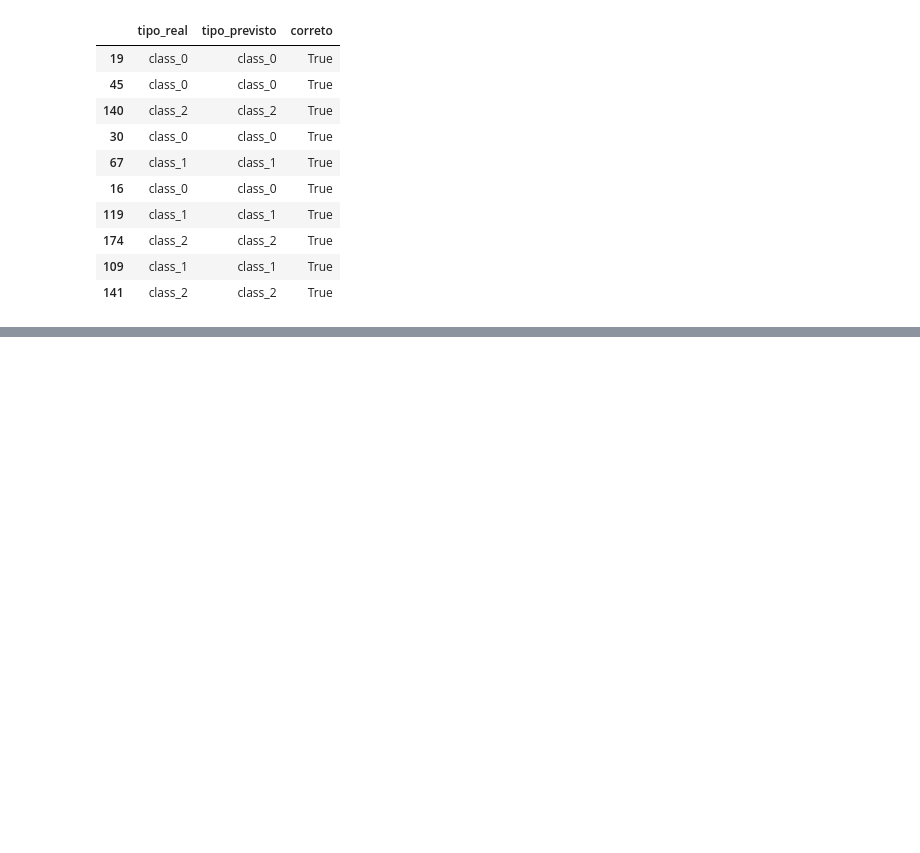
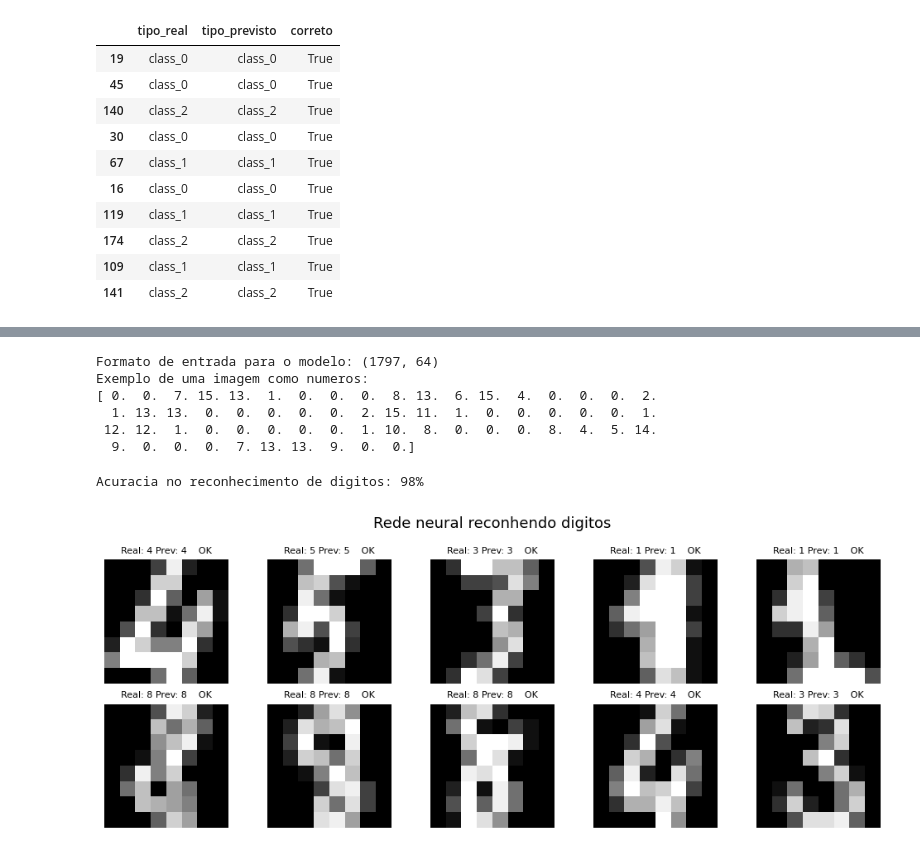
Before and after one commit to LucasMiura/revisao_perceptron, a Jupyter notebook: revisao_mlp.ipynb, the cells around one changed output, grey strips where cells are left out. Saved outputs shown, nothing was run; the diff lists cells and outputs as text; code cells hidden in the pictures; blank space fills up the shorter version.

Commit message:
feat: revisão MLP com teste de imagem no final

```diff
--- a/revisao_mlp.ipynb
+++ b/revisao_mlp.ipynb
@@ -209,0 +211,48 @@ Digitos possiveis: [0 1 2 3 4 5 6 7 8 9]
+# %%
+X_digits = digits.images.reshape(len(digits.images), -1)
+y_digits = digits.target
+
+print(f"Formato de entrada para o modelo: {X_digits.shape}")
+print(f"Exemplo de uma imagem como numeros: \n{X_digits[3]}")
+
+# Separar treino e teste
+X_d_train, X_d_test, y_d_train, y_d_test = train_test_split(
+    X_digits, y_digits, test_size=0.2, random_state=22
+)
+# %% [output]
+Formato de entrada para o modelo: (1797, 64)
+Exemplo de uma imagem como numeros:
+[ 0.  0.  7. 15. 13.  1.  0.  0.  0.  8. 13.  6. 15.  4.  0.  0.  0.  2.
+  1. 13. 13.  0.  0.  0.  0.  0.  2. 15. 11.  1.  0.  0.  0.  0.  0.  1.
+ 12. 12.  1.  0.  0.  0.  0.  0.  1. 10.  8.  0.  0.  0.  8.  4.  5. 14.
+  9.  0.  0.  0.  7. 13. 13.  9.  0.  0.]
+# %%
+# Treina a rede neural para reconhecer os digitos
+clf_digits = MiniMLPClassifier(nome="digitos")
+clf_digits.treinar(X_d_train, y_d_train, neuronios=(64, 64))
+clf_digits.salvar()
+
+# Avaliar no conjunto de teste
+previsoes_digits = clf_digits.prever(X_d_test)
+acuracia_digits = accuracy_score(y_d_test, previsoes_digits)
+print(f"Acuracia no reconhecimento de digitos: {acuracia_digits:.0%}")
+# %% [output]
+Acuracia no reconhecimento de digitos: 98%
+# %%
+fig, eixos = plt.subplots(2, 5, figsize=(10, 4))
+for i, eixo in enumerate(eixos.flat):
+    # Recupera a imagem original em formato 8x8
+    imagem = X_d_test[i].reshape(8,8)
+    real = y_d_test[i]
+    previsto = previsoes_digits[i]
+    correto = "OK" if real == previsto else "ERRO"
+
+    eixo.imshow(imagem, cmap="gray")
+    eixo.set_title(f"Real: {real} Prev: {previsto}    {correto}", fontsize=8)
+    eixo.axis("off")
+
+plt.suptitle("Rede neural reconhendo digitos", fontsize=13)
+plt.tight_layout()
+plt.show()
+# %% [output]
+[figure, added]
```
Also changed, not shown: parts of 2 cells of this notebook, 3 other files.
